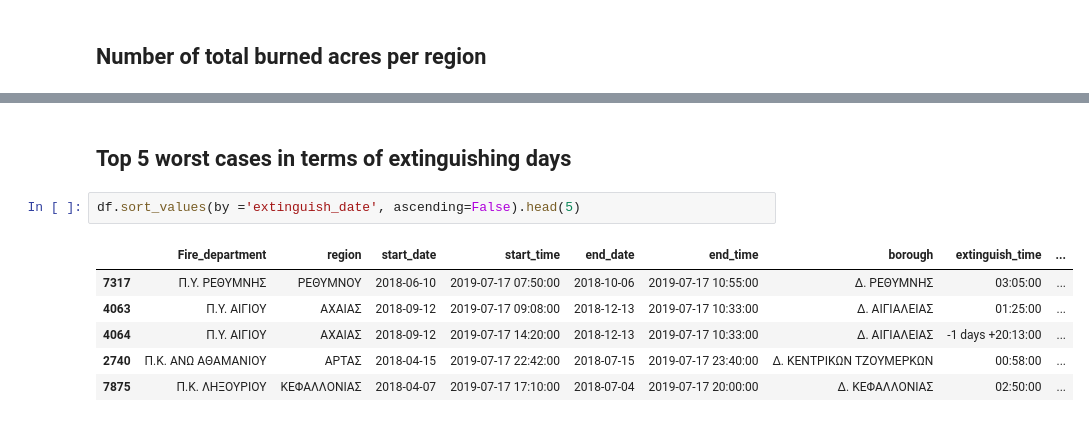
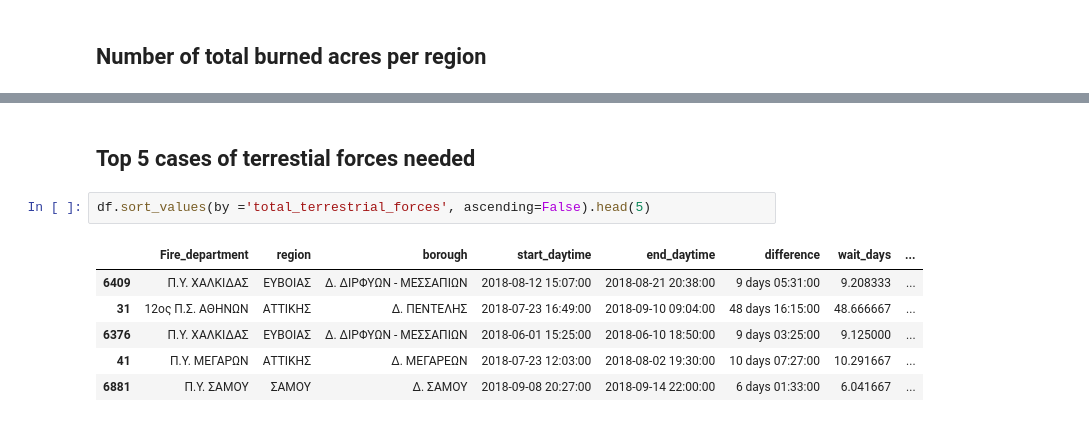
Before and after one commit to kosmaspanag/data-studio-projects, a Jupyter notebook: Weekly projects/Fires_in Greece/Fires in Greece.ipynb, the cells around one changed output, grey strips where cells are left out. Cells and saved outputs as stored; diff of their text form.

```diff
--- a/Weekly projects/Fires_in Greece/Fires in Greece.ipynb
+++ b/Weekly projects/Fires_in Greece/Fires in Greece.ipynb
@@ -444,11 +452,11 @@ df.sort_values(by ='total_burned_acres', ascending=False).head(5)
 # %% [markdown]
-## Top 5 worst cases in terms of extinguishing days
+## Top 5 cases of terrestial forces needed
 # %%
-df.sort_values(by ='extinguish_date', ascending=False).head(5)
+df.sort_values(by ='total_terrestrial_forces', ascending=False).head(5)
 # %% [output]
-|  | Fire_department | region | start_date | start_time | end_date | end_time | borough | extinguish_time | ... |
-| 7317 | Π.Υ. ΡΕΘΥΜΝΗΣ | ΡΕΘΥΜΝΟΥ | 2018-06-10 | 2019-07-17 07:50:00 | 2018-10-06 | 2019-07-17 10:55:00 | Δ. ΡΕΘΥΜΝΗΣ | 03:05:00 | ... |
-| 4063 | Π.Υ. ΑΙΓΙΟΥ | ΑΧΑΙΑΣ | 2018-09-12 | 2019-07-17 09:08:00 | 2018-12-13 | 2019-07-17 10:33:00 | Δ. ΑΙΓΙΑΛΕΙΑΣ | 01:25:00 | ... |
-| 4064 | Π.Υ. ΑΙΓΙΟΥ | ΑΧΑΙΑΣ | 2018-09-12 | 2019-07-17 14:20:00 | 2018-12-13 | 2019-07-17 10:33:00 | Δ. ΑΙΓΙΑΛΕΙΑΣ | -1 days +20:13:00 | ... |
-| 2740 | Π.Κ. ΑΝΩ ΑΘΑΜΑΝΙΟΥ | ΑΡΤΑΣ | 2018-04-15 | 2019-07-17 22:42:00 | 2018-07-15 | 2019-07-17 23:40:00 | Δ. ΚΕΝΤΡΙΚΩΝ ΤΖΟΥΜΕΡΚΩΝ | 00:58:00 | ... |
-| 7875 | Π.Κ. ΛΗΞΟΥΡΙΟΥ | ΚΕΦΑΛΛΟΝΙΑΣ | 2018-04-07 | 2019-07-17 17:10:00 | 2018-07-04 | 2019-07-17 20:00:00 | Δ. ΚΕΦΑΛΛΟΝΙΑΣ | 02:50:00 | ... |
+|  | Fire_department | region | borough | start_daytime | end_daytime | difference | wait_days | ... |
+| 6409 | Π.Υ. ΧΑΛΚΙΔΑΣ | ΕΥΒΟΙΑΣ | Δ. ΔΙΡΦΥΩΝ - ΜΕΣΣΑΠΙΩΝ | 2018-08-12 15:07:00 | 2018-08-21 20:38:00 | 9 days 05:31:00 | 9.208333 | ... |
+| 31 | 12ος Π.Σ. ΑΘΗΝΩΝ | ΑΤΤΙΚΗΣ | Δ. ΠΕΝΤΕΛΗΣ | 2018-07-23 16:49:00 | 2018-09-10 09:04:00 | 48 days 16:15:00 | 48.666667 | ... |
+| 6376 | Π.Υ. ΧΑΛΚΙΔΑΣ | ΕΥΒΟΙΑΣ | Δ. ΔΙΡΦΥΩΝ - ΜΕΣΣΑΠΙΩΝ | 2018-06-01 15:25:00 | 2018-06-10 18:50:00 | 9 days 03:25:00 | 9.125000 | ... |
+| 41 | Π.Υ. ΜΕΓΑΡΩΝ | ΑΤΤΙΚΗΣ | Δ. ΜΕΓΑΡΕΩΝ | 2018-07-23 12:03:00 | 2018-08-02 19:30:00 | 10 days 07:27:00 | 10.291667 | ... |
+| 6881 | Π.Υ. ΣΑΜΟΥ | ΣΑΜΟΥ | Δ. ΣΑΜΟΥ | 2018-09-08 20:27:00 | 2018-09-14 22:00:00 | 6 days 01:33:00 | 6.041667 | ... |
```
Also changed, not shown: parts of 11 cells of this notebook.
